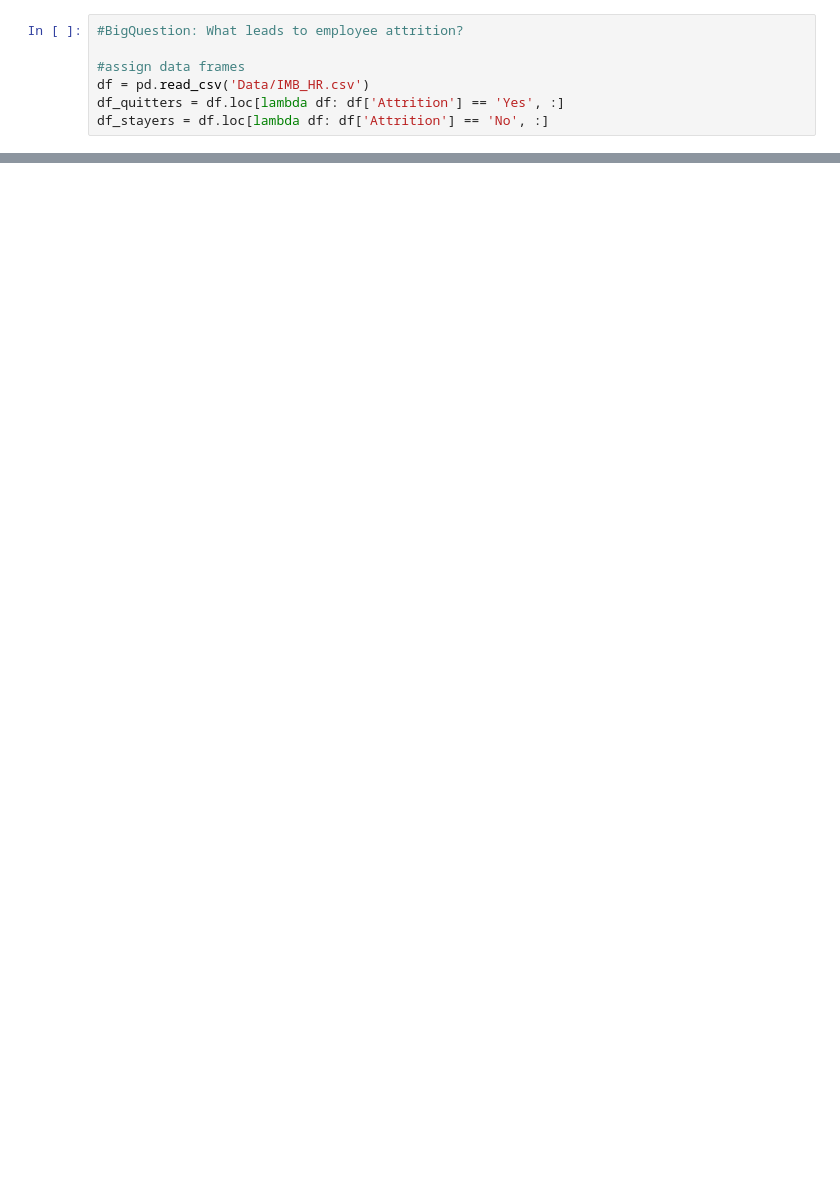
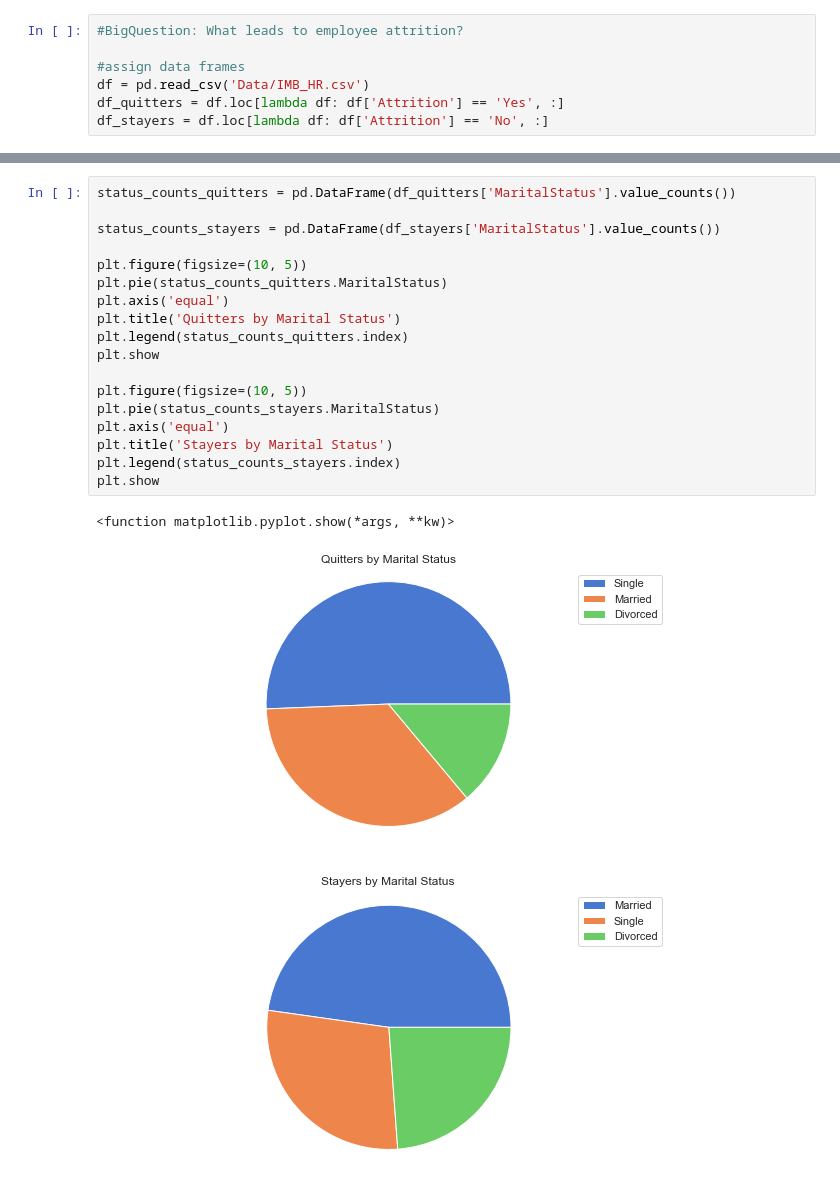
Before and after one commit to jlolavesen/thinkful, a Jupyter notebook: Mod8_Capstone.ipynb, the cells around one changed output, grey strips where cells are left out. Cells and saved outputs as stored; diff of their text form; blank space fills up the shorter version.

```diff
--- a/Mod8_Capstone.ipynb
+++ b/Mod8_Capstone.ipynb
@@ -67,0 +122,22 @@ JobSatisfaction reults:  Ttest_indResult(statistic=2.366517996492054, pvalue=0.0
+# %%
+status_counts_quitters = pd.DataFrame(df_quitters['MaritalStatus'].value_counts())
+
+status_counts_stayers = pd.DataFrame(df_stayers['MaritalStatus'].value_counts())
+
+plt.figure(figsize=(10, 5))
+plt.pie(status_counts_quitters.MaritalStatus)
+plt.axis('equal')
+plt.title('Quitters by Marital Status')
+plt.legend(status_counts_quitters.index)
+plt.show
+
+plt.figure(figsize=(10, 5))
+plt.pie(status_counts_stayers.MaritalStatus)
+plt.axis('equal')
+plt.title('Stayers by Marital Status')
+plt.legend(status_counts_stayers.index)
+plt.show
+# %% [output]
+<function matplotlib.pyplot.show(*args, **kw)>
+[figure, added]
+[figure, added]
```
Also changed, not shown: parts of 12 cells of this notebook.
